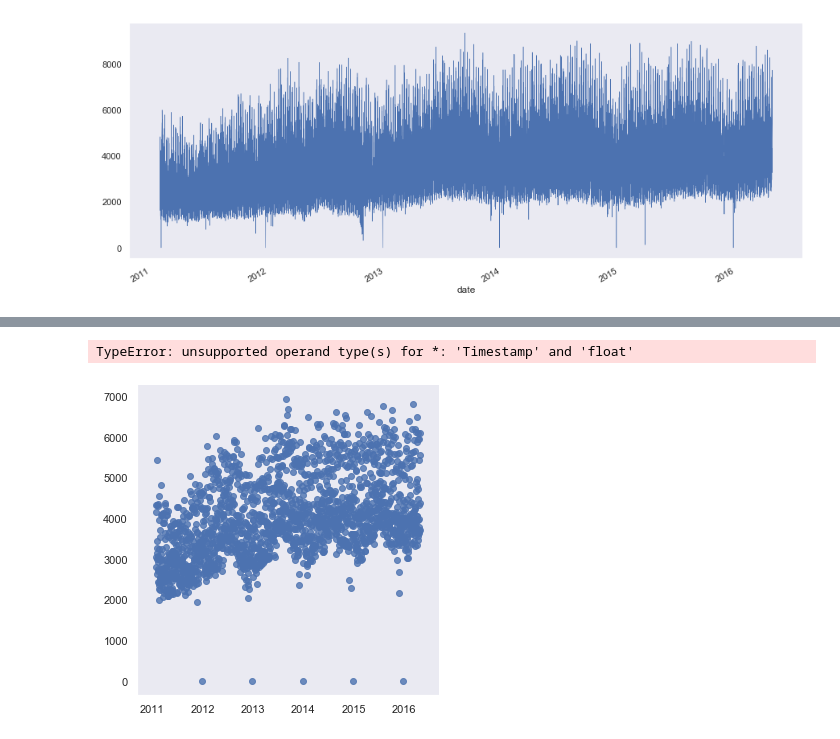
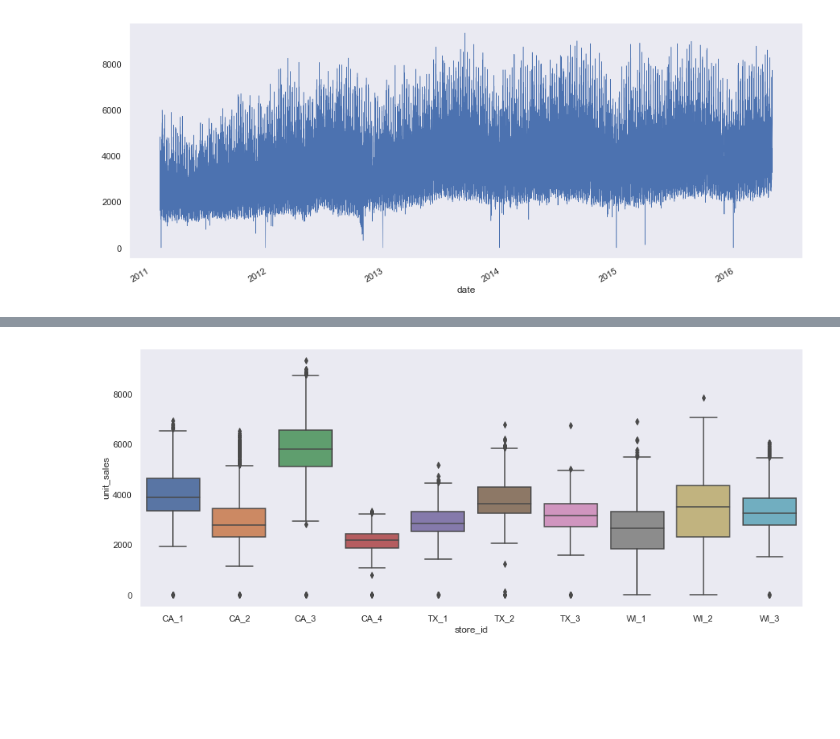
Before and after one commit to cpglenn/m5-forecasting-accuracy, a Jupyter notebook: master.ipynb, the cells around one changed output, grey strips where cells are left out. Saved outputs shown, nothing was run; the diff lists cells and outputs as text; code cells hidden in the pictures; blank space fills up the shorter version.

```diff
--- a/master.ipynb
+++ b/master.ipynb
@@ -132,8 +143,7 @@ plt.show()
 # %%
-sns.lmplot(data=store_sales,
-             x='date',
-             y='unit_sales',
-             hue='store_id')
+sns.boxplot(data=store_sales,
+            x='store_id',
+            y='unit_sales')
+plt.show()
 # %% [output]
-TypeError: unsupported operand type(s) for *: 'Timestamp' and 'float'
-[figure, old version]
+[figure, new version]
```
Also changed, not shown: parts of 5 cells of this notebook, 1 other file.
